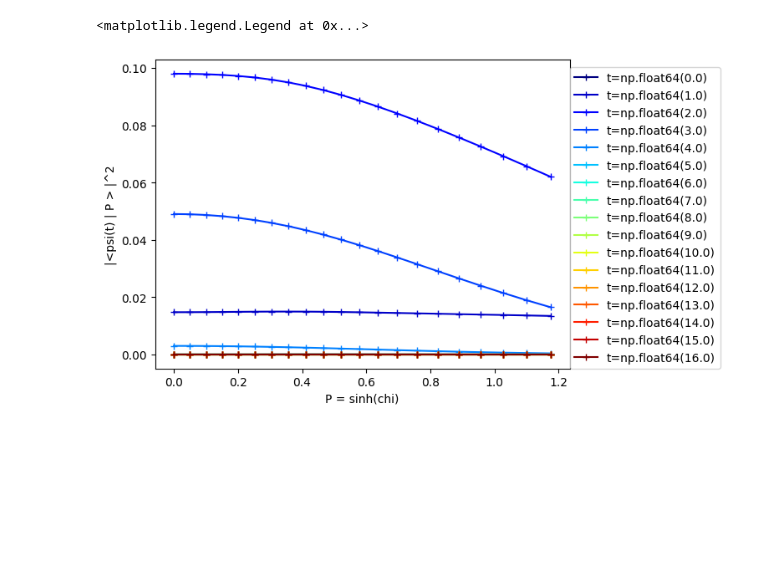
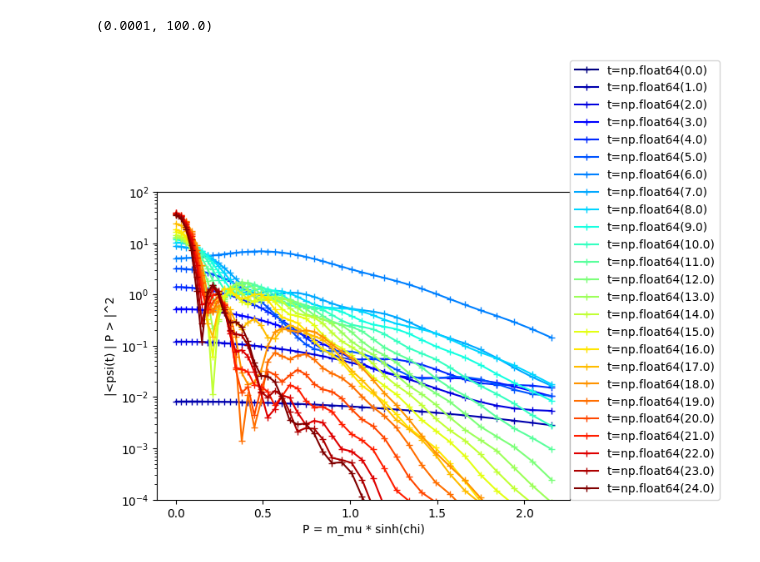
Before and after one commit to marekrams/pdf, a Jupyter notebook: multiplicity_m=0.ipynb, the cells around one changed output. Cells and saved outputs as stored; diff of their text form; code cells hidden in the pictures; blank space fills up the shorter version.

```diff
--- a/multiplicity_m=0.ipynb
+++ b/multiplicity_m=0.ipynb
@@ -47,0 +64,7 @@ psi_t = {t: yastn.from_dict(np.load(fn_mass(fns, t=t), allow_pickle=True).item()
+# %%
+#probs = {}
+for t, pt in psi_t.items():
+    print(t)
+    for chi, pc in psi_chi.items():
+        if (t, chi) not in probs:
+            probs[t, chi] = np.abs(mps.vdot(pt, pc)) ** 2
@@ -48,27 +76,2 @@ psi_t = {t: yastn.from_dict(np.load(fn_mass(fns, t=t), allow_pickle=True).item()
 # %%
-prob_gs = {t: np.abs(mps.vdot(xx, psi_gs)) ** 2  for t, xx in psi_t.items()}
-prob_ex = {t: np.abs(mps.vdot(xx, psi_ex)) ** 2  for t, xx in psi_t.items()}
+probs_gs = {t: np.abs(mps.vdot(pt, psi_gs)) ** 2 for t, pt in psi_t.items()}
-# %%
-ops = yastn.operators.SpinlessFermions(sym='U1', tensordot_policy='no_fusion')
-K = Boost(N, m, g, a, ops)
-H = Hamiltonian(N, m, g, t=0, a=a, v=1, Q=0, ops=ops)
-
-psi = psi_ex.copy()
-
-opts_svd={"D_total": 64}
-chis = np.linspace(0, 1, 21)
-
-opts_expmv = {'hermitian': True, 'tol': 1e-10}
-evol = mps.tdvp_(psi, K, chis, method='12site', opts_svd=opts_svd, dt=0.05, yield_initial=True, precompute=False, subtract_E=True, opts_expmv=opts_expmv)
-
-EE = []
-EE2 = []
-
-probs = {}
-
-for info in evol:
-    EE.append(mps.vdot(psi, H, psi))
-    EE2.append(mps.vdot(psi, H @ H, psi))
-    chi = info.tf
-    probs[chi] = {t: np.abs(mps.vdot(xx, psi)) ** 2  for t, xx in psi_t.items()}
-    print(f"{info.tf:0.2f}", EE[-1].real, EE2[-1].real - (EE[-1].real) ** 2)
@@ -104,13 +81,13 @@ Text(0.5, 0, 'chi')
 # %%
 cm = plt.cm.jet
 for t in ts:
-
-    pr = [probs[chi][t] for chi in chis]
-    P = np.sinh(chis)
-    plt.plot(P, pr, '-+', label=f"{t=}", color = cm(t / ts[-1]))
-plt.xlabel('P = sinh(chi)')
+    pr = [probs[t, chi] / probs_gs[t] for chi in chis]
+    P = np.sinh(chis) * (E_ex - E_gs)
+    plt.semilogy(P, pr, '-+', label=f"{t=}", color = cm(t / ts[-1]))
+plt.xlabel('P = m_mu * sinh(chi)')
 plt.ylabel("|<psi(t) | P > |^2")
 plt.legend(loc=(1, 0))
+plt.ylim([1e-4, 1e2])
 # %% [output]
-<matplotlib.legend.Legend at 0x...>
+(0.0001, 100.0)
-[figure, old version]
+[figure, new version]
```
Also changed, not shown: parts of 17 cells of this notebook, 53 other files.
